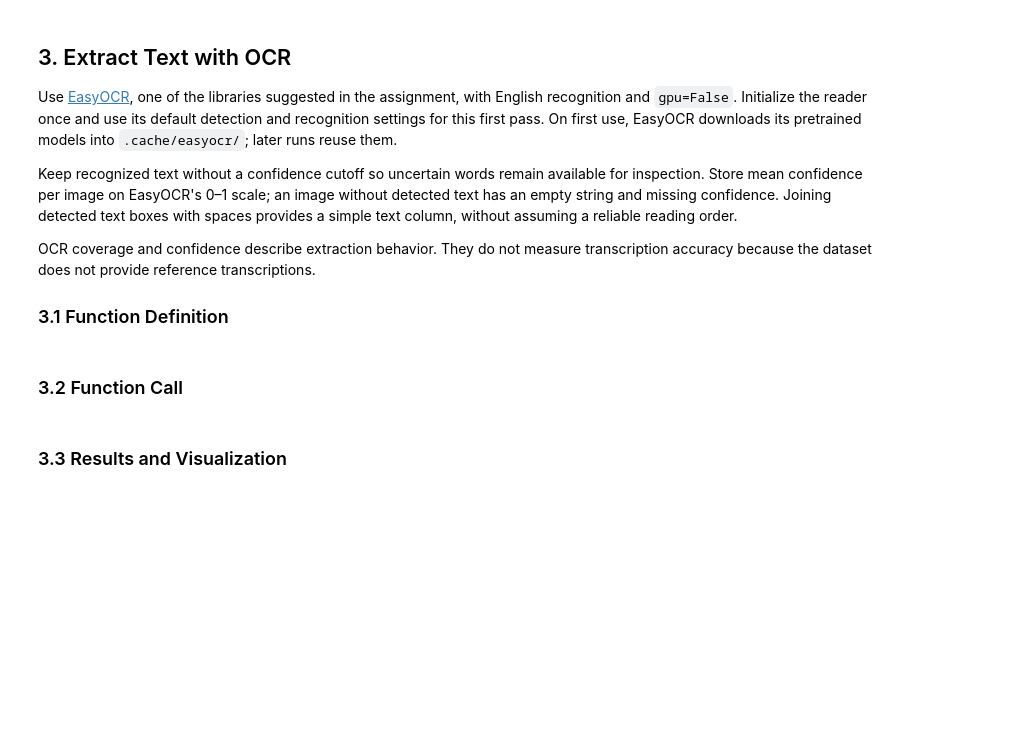
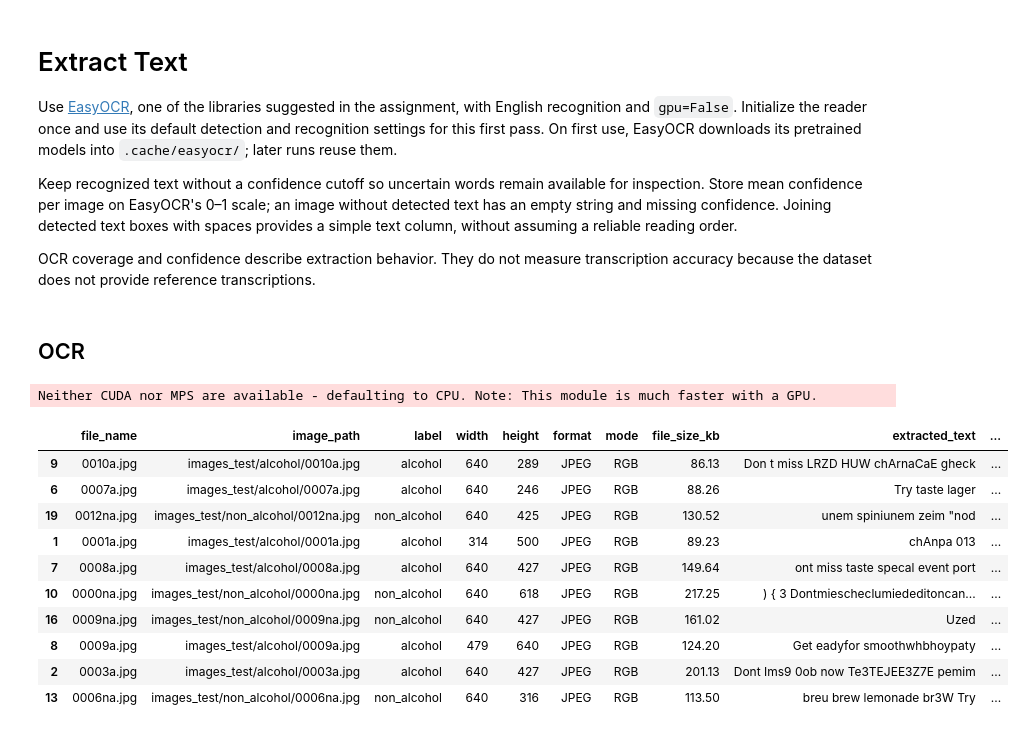
Before and after one commit to AmitNG2000/photo-text-alcohol-classifier, a Jupyter notebook: data_exploration_ocr.ipynb, the cells around one changed output. Cells and saved outputs as stored; diff of their text form; code cells hidden in the pictures; blank space fills up the shorter version.

Commit message:
load data and OCR

```diff
--- a/data_exploration_ocr.ipynb
+++ b/data_exploration_ocr.ipynb
@@ -7,3 +7,5 @@ The assignment labels images according to alcohol mentions in their text. This n
 
 Run from the repository root using the environment described in `README.md`.
+# %%
+test_mode = True # Set to True to run on a small test dataset, False to run on the full dataset
 # %% [markdown]
@@ -21,8 +23,14 @@ from matplotlib.ticker import StrMethodFormatter
 from PIL import Image, ImageOps
 from tqdm.auto import tqdm
 
-DATA_DIR = Path("images")
-RESULTS_DIR = Path("results")
+
+if test_mode:
+    DATA_DIR = Path("images_test")
+    RESULTS_DIR = Path("results_test")
+else:
+    DATA_DIR = Path("images")
+    RESULTS_DIR = Path("results")
+
 RESULTS_DIR.mkdir(exist_ok=True)
 
 pd.options.display.float_format = "{:,.2f}".format
@@ -140,13 +181,13 @@ plt.show()
 # %% [markdown]
-## 3. Extract Text with OCR
+# Extract Text
 
 Use [EasyOCR](https://www.jaided.ai/easyocr/documentation/), one of the libraries suggested in the assignment, with English recognition and `gpu=False`. Initialize the reader once and use its default detection and recognition settings for this first pass. On first use, EasyOCR downloads its pretrained models into `.cache/easyocr/`; later runs reuse them.
 
 Keep recognized text without a confidence cutoff so uncertain words remain available for inspection. Store mean confidence per image on EasyOCR's 0–1 scale; an image without detected text has an empty string and missing confidence. Joining detected text boxes with spaces provides a simple text column, without assuming a reliable reading order.
 
 OCR coverage and confidence describe extraction behavior. They do not measure transcription accuracy because the dataset does not provide reference transcriptions.
-
-### 3.1 Function Definition
+# %% [markdown]
+## OCR
 # %%
 def create_ocr_reader(model_dir):
     """Initialize an English EasyOCR reader for CPU-only execution.
@@ -159,10 +200,10 @@ def create_ocr_reader(model_dir):
     """
     return easyocr.Reader(
         ["en"],
-        gpu=False,
+        # gpu=False,
         model_storage_directory=str(model_dir),
         user_network_directory=str(model_dir / "user_network"),
-        verbose=False,
+        verbose=True,
     )
 
 
@@ -207,14 +248,24 @@ def extract_image_text(dataset, reader):
     return pd.concat(
         [dataset.reset_index(drop=True), pd.DataFrame(records)], axis=1
     )
-# %% [markdown]
-### 3.2 Function Call
 # %%
 ocr_reader = create_ocr_reader(Path(".cache") / "easyocr")
 ocr_results = extract_image_text(dataset, ocr_reader)
+display(ocr_results.sample(10))
 ocr_results.to_csv(RESULTS_DIR / "ocr_text.csv", index=False)
+# %% [output]
+Neither CUDA nor MPS are available - defaulting to CPU. Note: This module is much faster with a GPU.
+|  | file_name | image_path | label | width | height | format | mode | file_size_kb | extracted_text | ... |
+| 9 | 0010a.jpg | images_test/alcohol/0010a.jpg | alcohol | 640 | 289 | JPEG | RGB | 86.13 | Don t miss LRZD HUW chArnaCaE gheck | ... |
+| 6 | 0007a.jpg | images_test/alcohol/0007a.jpg | alcohol | 640 | 246 | JPEG | RGB | 88.26 | Try taste lager | ... |
+| 19 | 0012na.jpg | images_test/non_alcohol/0012na.jpg | non_alcohol | 640 | 425 | JPEG | RGB | 130.52 | unem spiniunem zeim "nod | ... |
+| 1 | 0001a.jpg | images_test/alcohol/0001a.jpg | alcohol | 314 | 500 | JPEG | RGB | 89.23 | chAnpa 013 | ... |
+| 7 | 0008a.jpg | images_test/alcohol/0008a.jpg | alcohol | 640 | 427 | JPEG | RGB | 149.64 | ont miss taste specal event port | ... |
+| 10 | 0000na.jpg | images_test/non_alcohol/0000na.jpg | non_alcohol | 640 | 618 | JPEG | RGB | 217.25 | ) { 3 Dontmiescheclumiededitoncan... | ... |
+| 16 | 0009na.jpg | images_test/non_alcohol/0009na.jpg | non_alcohol | 640 | 427 | JPEG | RGB | 161.02 | Uzed | ... |
+| 8 | 0009a.jpg | images_test/alcohol/0009a.jpg | alcohol | 479 | 640 | JPEG | RGB | 124.20 | Get eadyfor smoothwhbhoypaty | ... |
+| 2 | 0003a.jpg | images_test/alcohol/0003a.jpg | alcohol | 640 | 427 | JPEG | RGB | 201.13 | Dont Ims9 0ob now Te3TEJEE3Z7E pemim | ... |
+| 13 | 0006na.jpg | images_test/non_alcohol/0006na.jpg | non_alcohol | 640 | 316 | JPEG | RGB | 113.50 | breu brew lemonade br3W Try | ... |
-# %% [markdown]
-### 3.3 Results and Visualization
 # %%
 ocr_summary = (
     ocr_results.assign(has_text=ocr_results["word_count"].gt(0))
```
Also changed, not shown: parts of 9 cells of this notebook, 5 other files.
